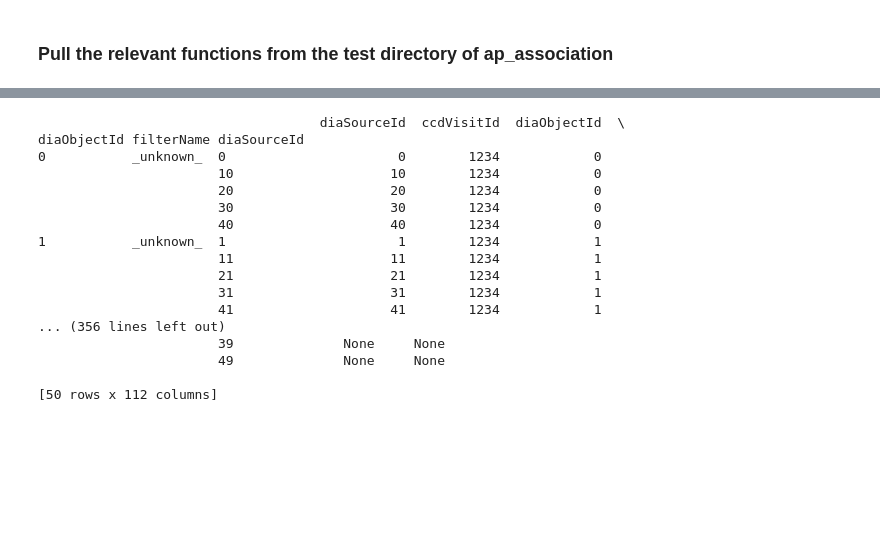
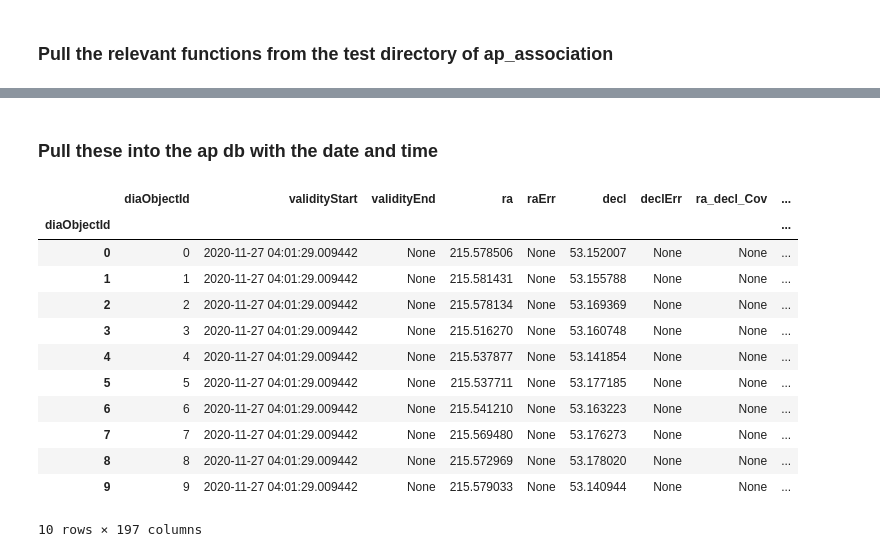
Before and after one commit to LSSTDESC/plasticc_alerts, a Jupyter notebook: process.ipynb, the cells around one changed output, grey strips where cells are left out. Saved outputs shown, nothing was run; the diff lists cells and outputs as text; code cells hidden in the pictures; blank space fills up the shorter version.

```diff
--- a/process.ipynb
+++ b/process.ipynb
@@ -277,27 +279,25 @@ exposure = makeExposure()
 objects = makeDiaObjects(10, exposure)
 # %%
 sources = makeDiaSources(50, np.array(objects.diaObjectId), exposure)
+# %% [markdown]
+### Pull these into the ap db with the date and time
 # %%
 dateTime = datetime.datetime.now()
 # %%
 diaObjects, diaSources = _roundTripThroughApdb(objects, sources, dateTime)
-# %%
-print(diaSources)
-# %% [output]
-                                    diaSourceId  ccdVisitId  diaObjectId  \
-diaObjectId filterName diaSourceId
-0           _unknown_  0                      0        1234            0
-                       10                    10        1234            0
-                       20                    20        1234            0
-                       30                    30        1234            0
-                       40                    40        1234            0
-1           _unknown_  1                      1        1234            1
-                       11                    11        1234            1
-                       21                    21        1234            1
-                       31                    31        1234            1
-                       41                    41        1234            1
-... (356 lines left out)
-                       39              None     None
-                       49              None     None
-
-[50 rows x 112 columns]
+# %%
+diaObjects
+# %% [output]
+|  | diaObjectId | validityStart | validityEnd | ra | raErr | decl | declErr | ra_decl_Cov | ... |
+| diaObjectId |  |  |  |  |  |  |  |  | ... |
+| 0 | 0 | 2020-11-27 04:01:29.009442 | None | 215.578506 | None | 53.152007 | None | None | ... |
+| 1 | 1 | 2020-11-27 04:01:29.009442 | None | 215.581431 | None | 53.155788 | None | None | ... |
+| 2 | 2 | 2020-11-27 04:01:29.009442 | None | 215.578134 | None | 53.169369 | None | None | ... |
+| 3 | 3 | 2020-11-27 04:01:29.009442 | None | 215.516270 | None | 53.160748 | None | None | ... |
+| 4 | 4 | 2020-11-27 04:01:29.009442 | None | 215.537877 | None | 53.141854 | None | None | ... |
+| 5 | 5 | 2020-11-27 04:01:29.009442 | None | 215.537711 | None | 53.177185 | None | None | ... |
+| 6 | 6 | 2020-11-27 04:01:29.009442 | None | 215.541210 | None | 53.163223 | None | None | ... |
+| 7 | 7 | 2020-11-27 04:01:29.009442 | None | 215.569480 | None | 53.176273 | None | None | ... |
+| 8 | 8 | 2020-11-27 04:01:29.009442 | None | 215.572969 | None | 53.178020 | None | None | ... |
+| 9 | 9 | 2020-11-27 04:01:29.009442 | None | 215.579033 | None | 53.140944 | None | None | ... |
+10 rows × 197 columns
```
Also changed, not shown: parts of 8 cells of this notebook.
